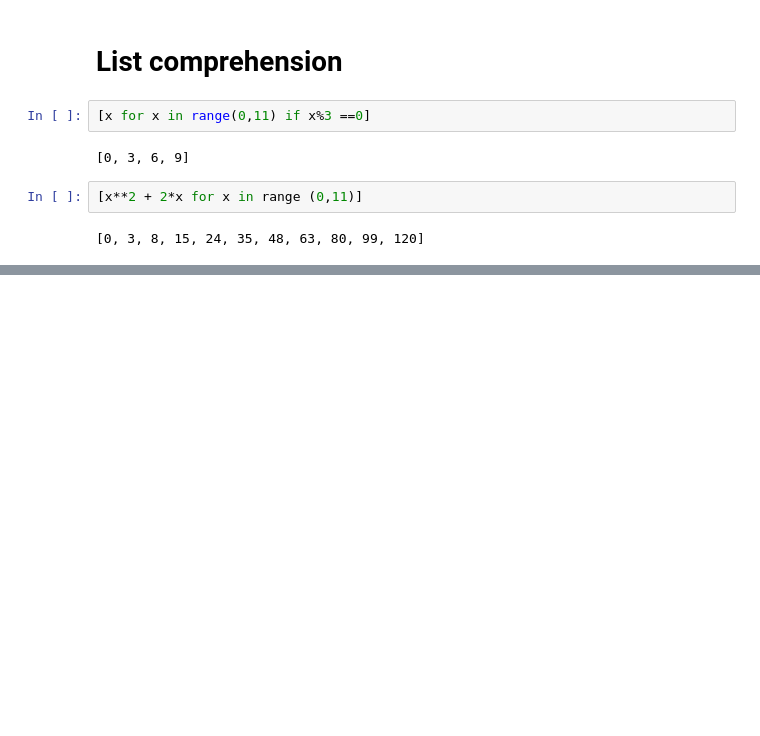
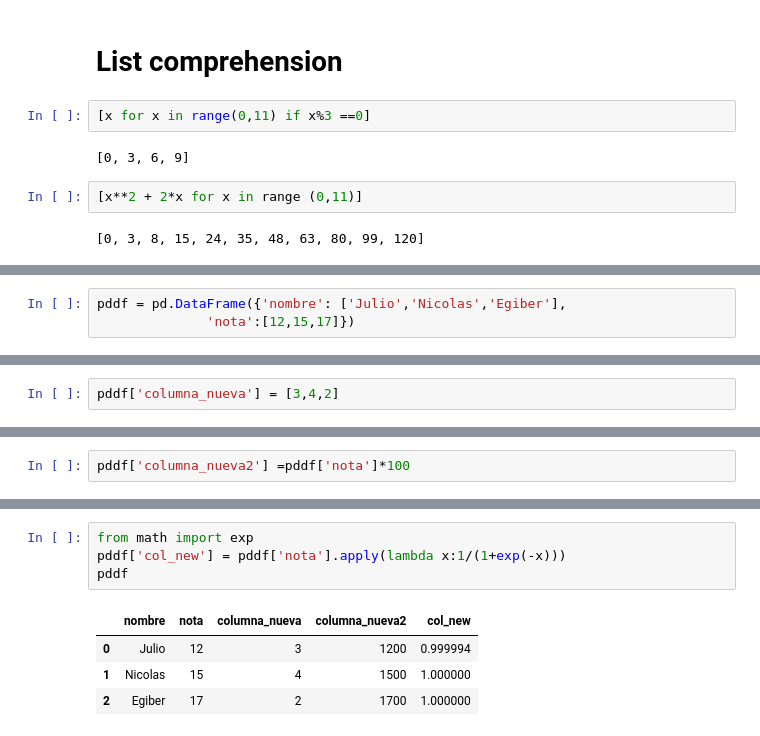
Before and after one commit to user1855/DMC_courses, a Jupyter notebook: MLDL/C3/ClassCode.ipynb, the cells around one changed output, grey strips where cells are left out. Saved outputs shown, nothing was run; the diff lists cells and outputs as text; blank space fills up the shorter version.

```diff
--- a/MLDL/C3/ClassCode.ipynb
+++ b/MLDL/C3/ClassCode.ipynb
@@ -178,0 +209,3 @@ El número 99 es múltiplo de 3
+# %%
+pddf = pd.DataFrame({'nombre': ['Julio','Nicolas','Egiber'],
+              'nota':[12,15,17]})
@@ -178,0 +219,2 @@ El número 99 es múltiplo de 3
+# %%
+pddf['columna_nueva'] = [3,4,2]
@@ -178,0 +228,2 @@ El número 99 es múltiplo de 3
+# %%
+pddf['columna_nueva2'] =pddf['nota']*100
@@ -178,0 +237,9 @@ El número 99 es múltiplo de 3
+# %%
+from math import exp
+pddf['col_new'] = pddf['nota'].apply(lambda x:1/(1+exp(-x)))
+pddf
+# %% [output]
+|  | nombre | nota | columna_nueva | columna_nueva2 | col_new |
+| 0 | Julio | 12 | 3 | 1200 | 0.999994 |
+| 1 | Nicolas | 15 | 4 | 1500 | 1.000000 |
+| 2 | Egiber | 17 | 2 | 1700 | 1.000000 |
```
Also changed, not shown: parts of 11 cells of this notebook.
